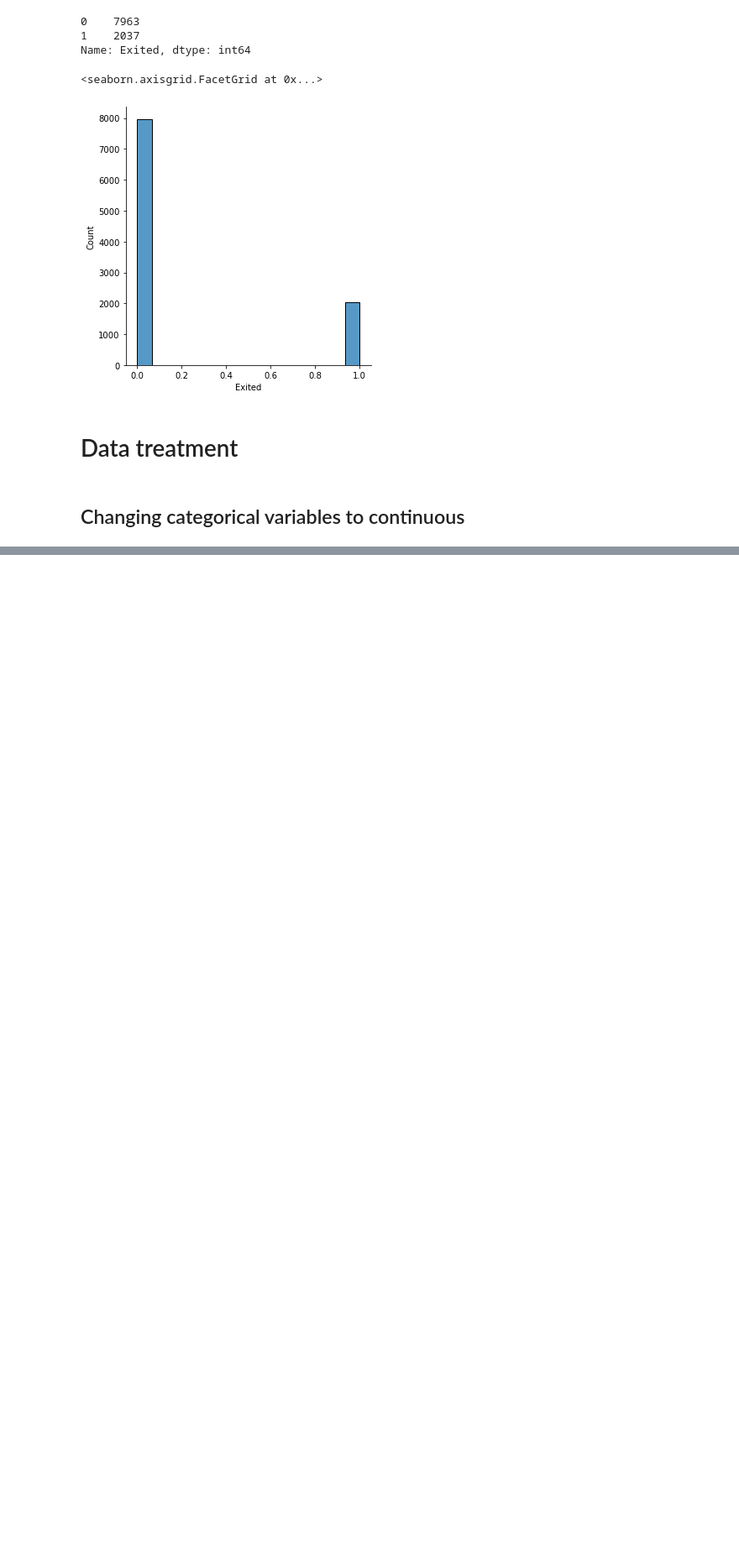
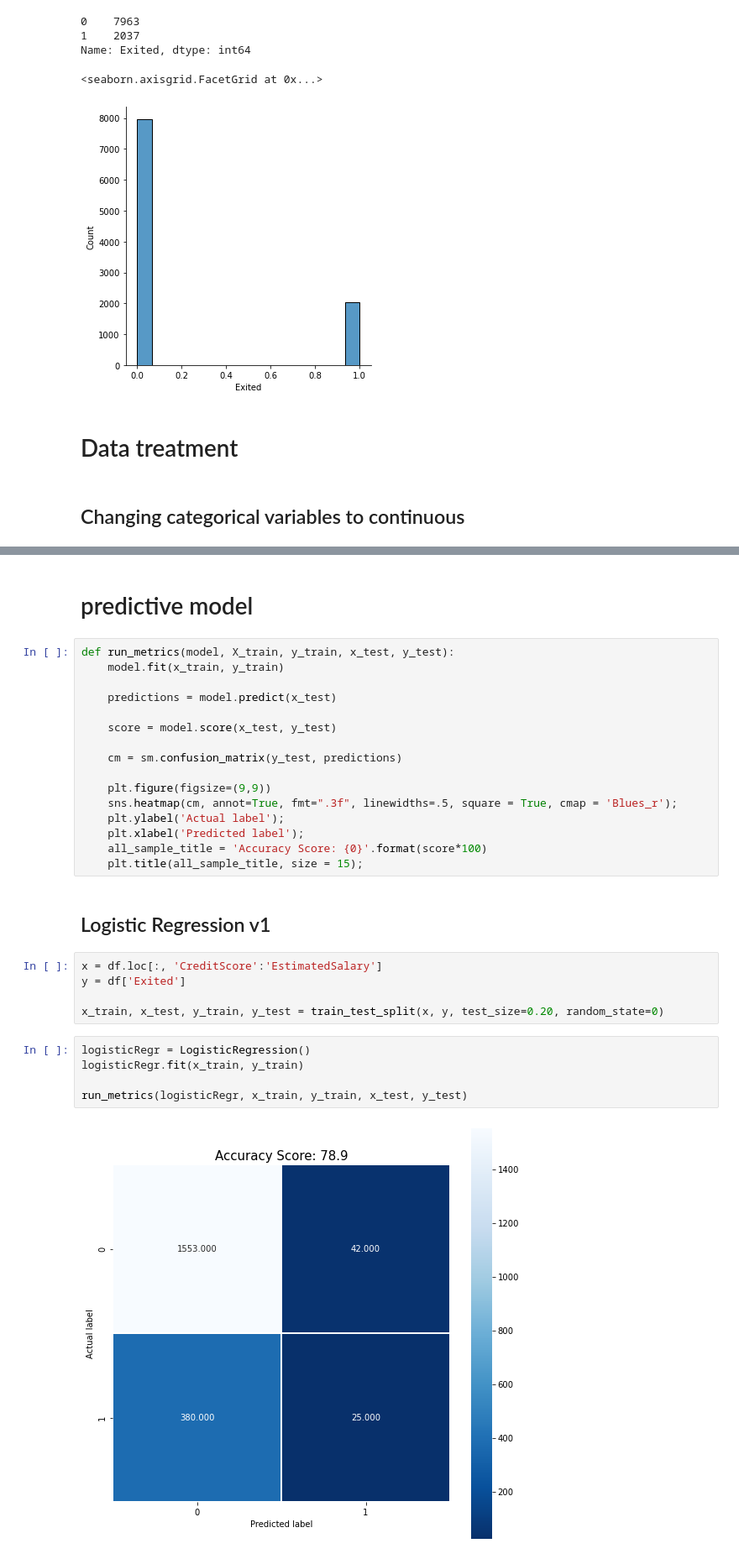
Before and after one commit to Gaboelc/predictive-analysis-of-customer-churn-in-banks, a Jupyter notebook: EDA.ipynb, the cells around one changed output, grey strips where cells are left out. Shown at 84% size. Saved outputs shown, nothing was run; the diff lists cells and outputs as text; blank space fills up the shorter version.

```diff
--- a/EDA.ipynb
+++ b/EDA.ipynb
@@ -153,0 +169,32 @@ df['Geography'] = df['Geography'].replace({'France':0,
+# %% [markdown]
+# predictive model
+# %%
+def run_metrics(model, X_train, y_train, x_test, y_test):
+    model.fit(x_train, y_train)
+
+    predictions = model.predict(x_test)
+
+    score = model.score(x_test, y_test)
+
+    cm = sm.confusion_matrix(y_test, predictions)
+
+    plt.figure(figsize=(9,9))
+    sns.heatmap(cm, annot=True, fmt=".3f", linewidths=.5, square = True, cmap = 'Blues_r');
+    plt.ylabel('Actual label');
+    plt.xlabel('Predicted label');
+    all_sample_title = 'Accuracy Score: {0}'.format(score*100)
+    plt.title(all_sample_title, size = 15);
+# %% [markdown]
+## Logistic Regression  v1
+# %%
+x = df.loc[:, 'CreditScore':'EstimatedSalary']
+y = df['Exited']
+
+x_train, x_test, y_train, y_test = train_test_split(x, y, test_size=0.20, random_state=0)
+# %%
+logisticRegr = LogisticRegression()
+logisticRegr.fit(x_train, y_train)
+
+run_metrics(logisticRegr, x_train, y_train, x_test, y_test)
+# %% [output]
+[figure, added]
```
Also changed, not shown: parts of 16 cells of this notebook, 1 other file.
